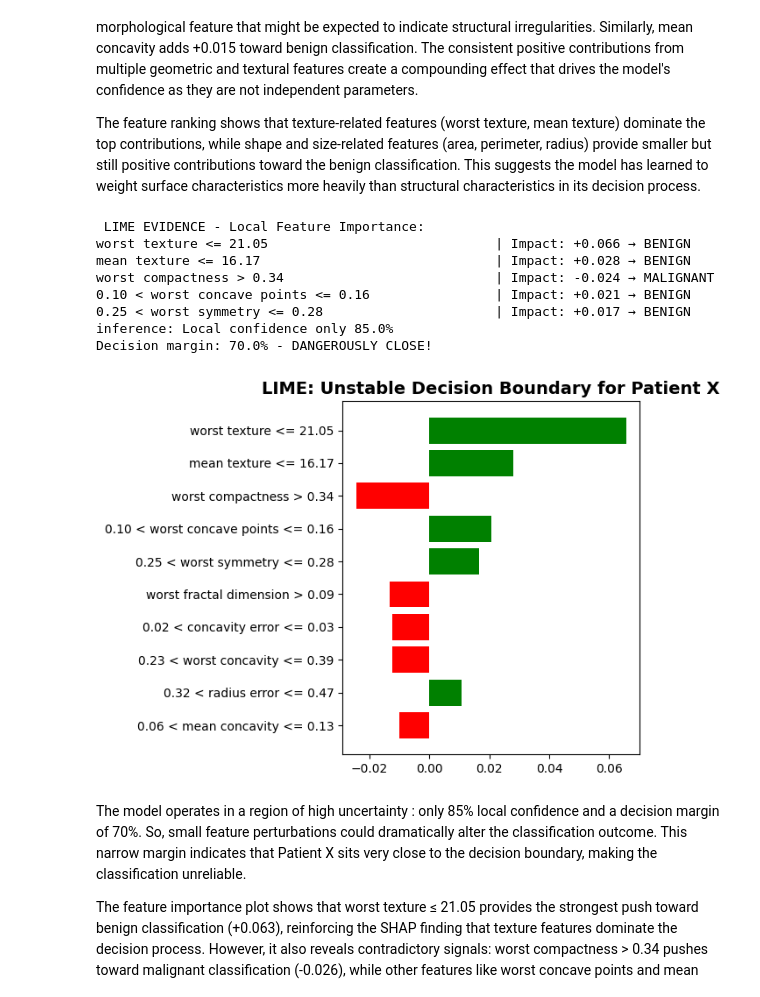
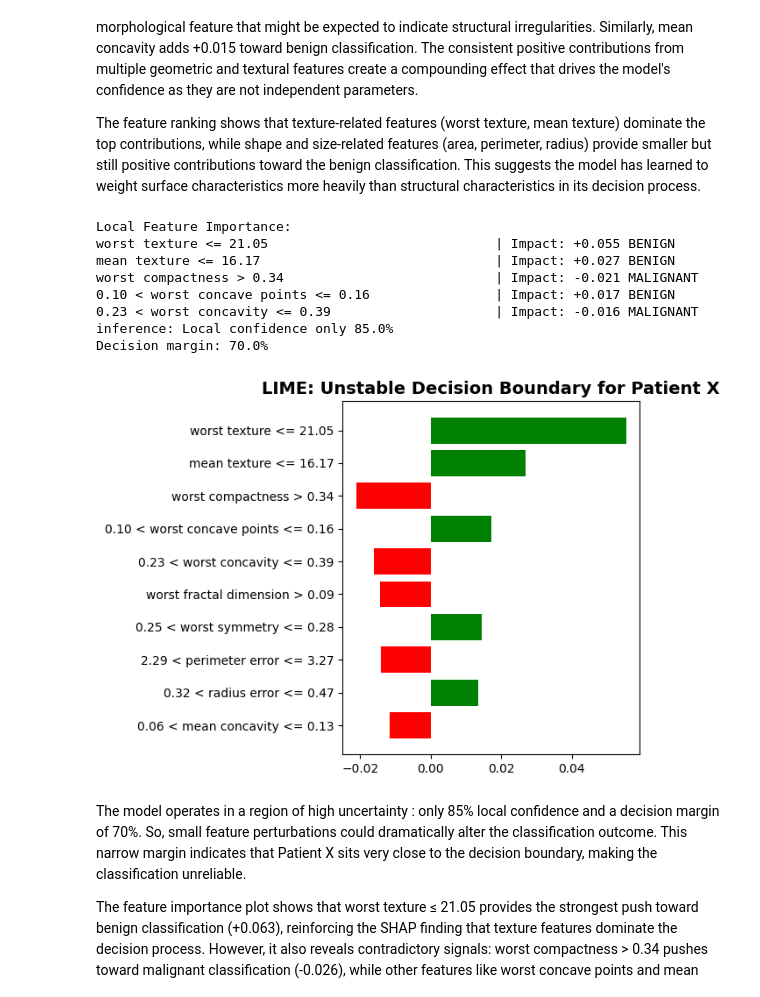
Before and after one commit to Aditya-raj22/XAI, a Jupyter notebook: Explainable_Techniques_Machine_Learning_Court.ipynb, the cells around one changed output. Saved outputs shown, nothing was run; the diff lists cells and outputs as text; code cells hidden in the pictures.

```diff
--- a/Explainable_Techniques_Machine_Learning_Court.ipynb
+++ b/Explainable_Techniques_Machine_Learning_Court.ipynb
@@ -209,44 +209,46 @@ lime_explainer = lime.lime_tabular.LimeTabularExplainer(
 )
 
 # Explain Patient X's misclassification
 exp = lime_explainer.explain_instance(
     focus_instance.values[0],
     model_bc.predict_proba,
     num_features=10
 )
 
 # Extract and analyze the explanation
 lime_list = exp.as_list()
-print("\n LIME EVIDENCE - Local Feature Importance:")
+print("\nLocal Feature Importance:")
 for feature, impact in lime_list[:5]:
-    direction = "→ BENIGN" if impact > 0 else "→ MALIGNANT"
+    direction = "BENIGN" if impact > 0 else "MALIGNANT"
     print(f"{feature:50} | Impact: {impact:+.3f} {direction}")
 
 # Check decision stability
 local_pred = exp.predict_proba
 print(f"inference: Local confidence only {max(local_pred):.1%}")
 print(f"Decision margin: {abs(local_pred[1] - local_pred[0]):.1%}")
 
-# Visualize the explanation. Citation: Claude Sonnet 4 was used to generate this code block on Sep 21 at 11:30 am
+# Visualize the explanation.
 exp.as_pyplot_figure()
 plt.title('LIME: Unstable Decision Boundary for Patient X', fontsize=14, fontweight='bold')
 plt.tight_layout()
 plt.show()
 
 # Critical finding about feature ranges
 for feature, impact in lime_list:
     if 'worst' in feature.lower() and '>' in feature and impact > 0:
         print(f"\n CRITICAL: '{feature}' pushes toward BENIGN despite indicating malignancy!")
+
+# Citation: Claude Sonnet 4 was used to generate this code block on Sep 21 at 11:30 am
 # %% [output]
- LIME EVIDENCE - Local Feature Importance:
-worst texture <= 21.05                             | Impact: +0.066 → BENIGN
-mean texture <= 16.17                              | Impact: +0.028 → BENIGN
-worst compactness > 0.34                           | Impact: -0.024 → MALIGNANT
-0.10 < worst concave points <= 0.16                | Impact: +0.021 → BENIGN
-0.25 < worst symmetry <= 0.28                      | Impact: +0.017 → BENIGN
+Local Feature Importance:
+worst texture <= 21.05                             | Impact: +0.055 BENIGN
+mean texture <= 16.17                              | Impact: +0.027 BENIGN
+worst compactness > 0.34                           | Impact: -0.021 MALIGNANT
+0.10 < worst concave points <= 0.16                | Impact: +0.017 BENIGN
+0.23 < worst concavity <= 0.39                     | Impact: -0.016 MALIGNANT
 inference: Local confidence only 85.0%
-Decision margin: 70.0% - DANGEROUSLY CLOSE!
+Decision margin: 70.0%
-[figure, old version]
+[figure, new version]
 # %% [markdown]
 The model operates in a region of high uncertainty : only 85% local confidence and a decision margin of 70%. So, small feature perturbations could dramatically alter the classification outcome. This narrow margin indicates that Patient X sits very close to the decision boundary, making the classification unreliable.
 
```
Also changed, not shown: parts of 1 cell of this notebook.
